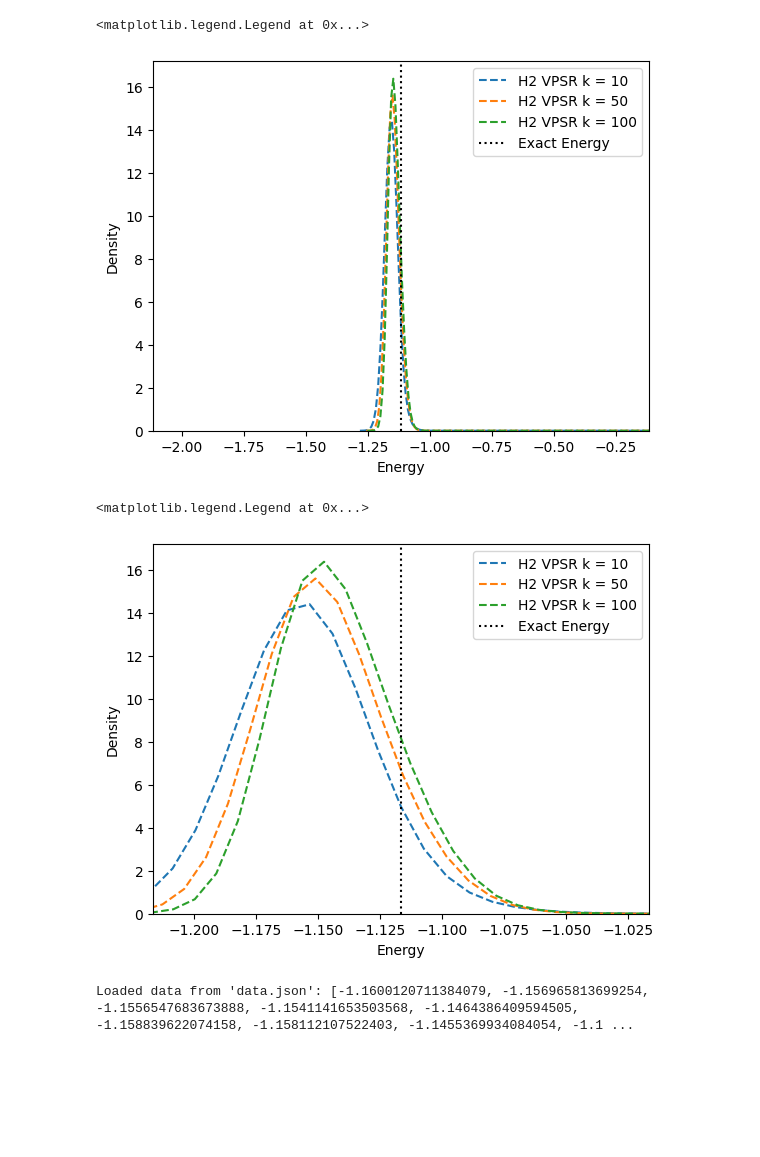
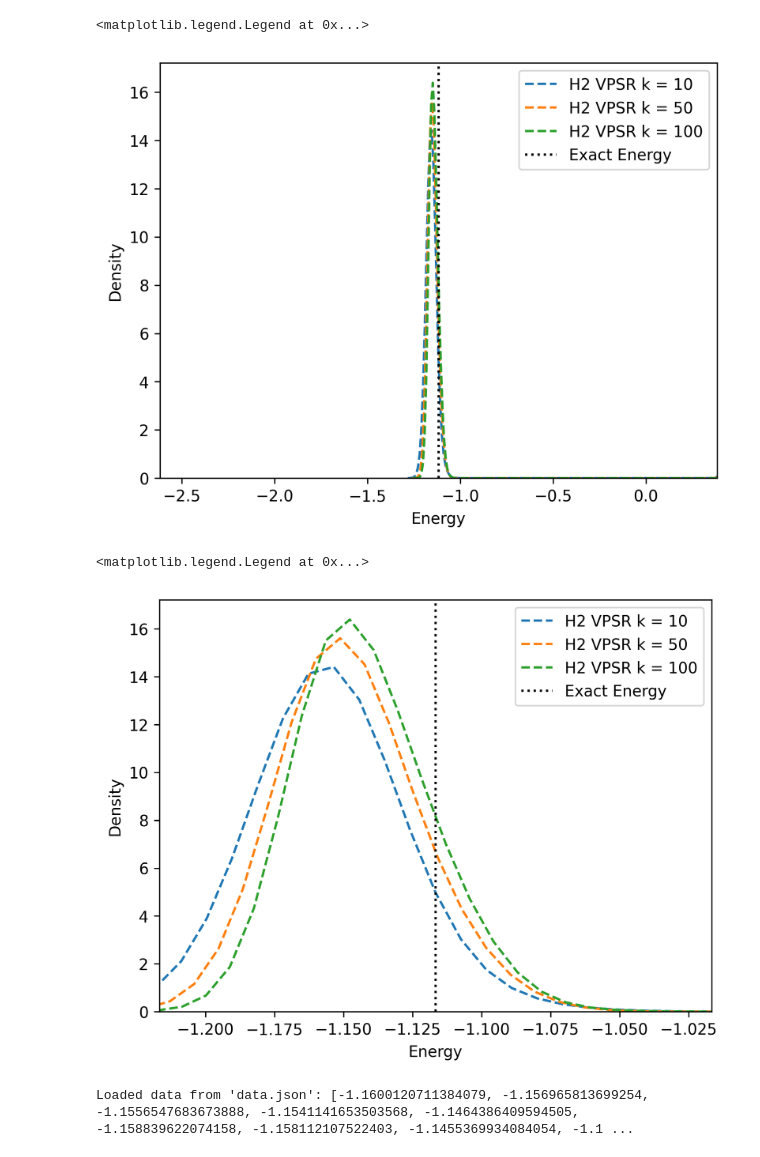
Before and after one commit to azhar-ikhtiarudin/ShotOptimization-ADAPT-VQE, a Jupyter notebook: 2-Shot-ADAPT-VQE/visualization/visualize.ipynb, the cells around one changed output. Drawn from its saved outputs; the diff is of its cells as text; code cells hidden in the pictures; blank space fills up the shorter version.

```diff
--- a/2-Shot-ADAPT-VQE/visualization/visualize.ipynb
+++ b/2-Shot-ADAPT-VQE/visualization/visualize.ipynb
@@ -13,36 +15,39 @@ print(sys.executable)
 /home/azhar04/anaconda3/envs/qiskit-1-2/bin/python
 # %%
+plt.rcParams['figure.dpi'] = 300
 file_names = [
     # ['h2_uniform_N10000_k10.json', 'H2 Uniform k = 10'],
     # ['h2_vmsa_N10000_k10.json', 'H2 VMSA k = 10'],
     # ['h2_vmsa_N10000_k100.json', 'H2 VMSA k = 100'],
     ['h2_vpsr_N10000_k10.json', 'H2 VPSR k = 10'],
     ['h2_vpsr_N10000_k50.json', 'H2 VPSR k = 50'],
     ['h2_vpsr_N10000_k100.json', 'H2 VPSR k = 100'],
 ]
 
 data = []
 for file_name in file_names:
     with open(file_name[0], 'r') as f:
         data.append(json.load(f))
 
 exact_energy = -1.1166512474115213
-x_lim = 1
+x_lim = 1.5
 
 for i in range(len(data)):
     sorted_data = sorted(data[i])
 
     sns.kdeplot(sorted_data, label=f'{file_names[i][1]}', linestyle='--')
 
 
 plt.axvline(exact_energy, linestyle='dotted', label='Exact Energy', color='black')
 plt.xlim(exact_energy-x_lim, exact_energy+x_lim)
 plt.xlabel('Energy')
 plt.legend()
 # %% [output]
 <matplotlib.legend.Legend at 0x...>
-[figure, old version]
+[figure, new version]
 # %%
+plt.rcParams['figure.dpi'] = 300
+
 file_names = [
     # ['h2_uniform_N10000_k10.json', 'H2 Uniform k = 10'],
     # ['h2_vmsa_N10000_k10.json', 'H2 VMSA k = 10'],
@@ -72,7 +77,7 @@ plt.xlabel('Energy')
 plt.legend()
 # %% [output]
 <matplotlib.legend.Legend at 0x...>
-[figure, old version]
+[figure, new version]
 # %%
 from src.pools import QE
 from src.molecules import create_h2, create_h3
```
Also changed, not shown: parts of 1 cell of this notebook, 1 other file.
